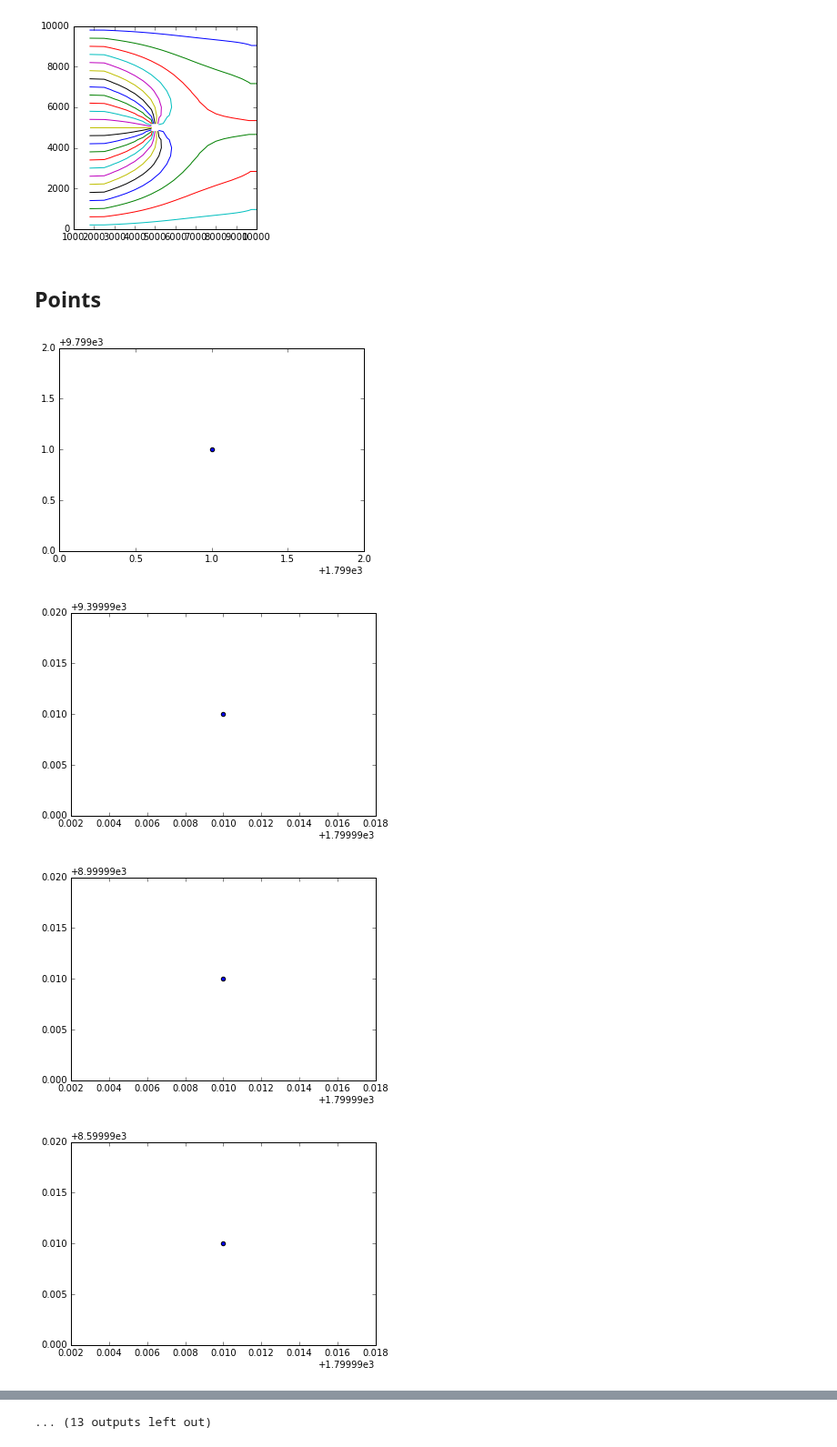
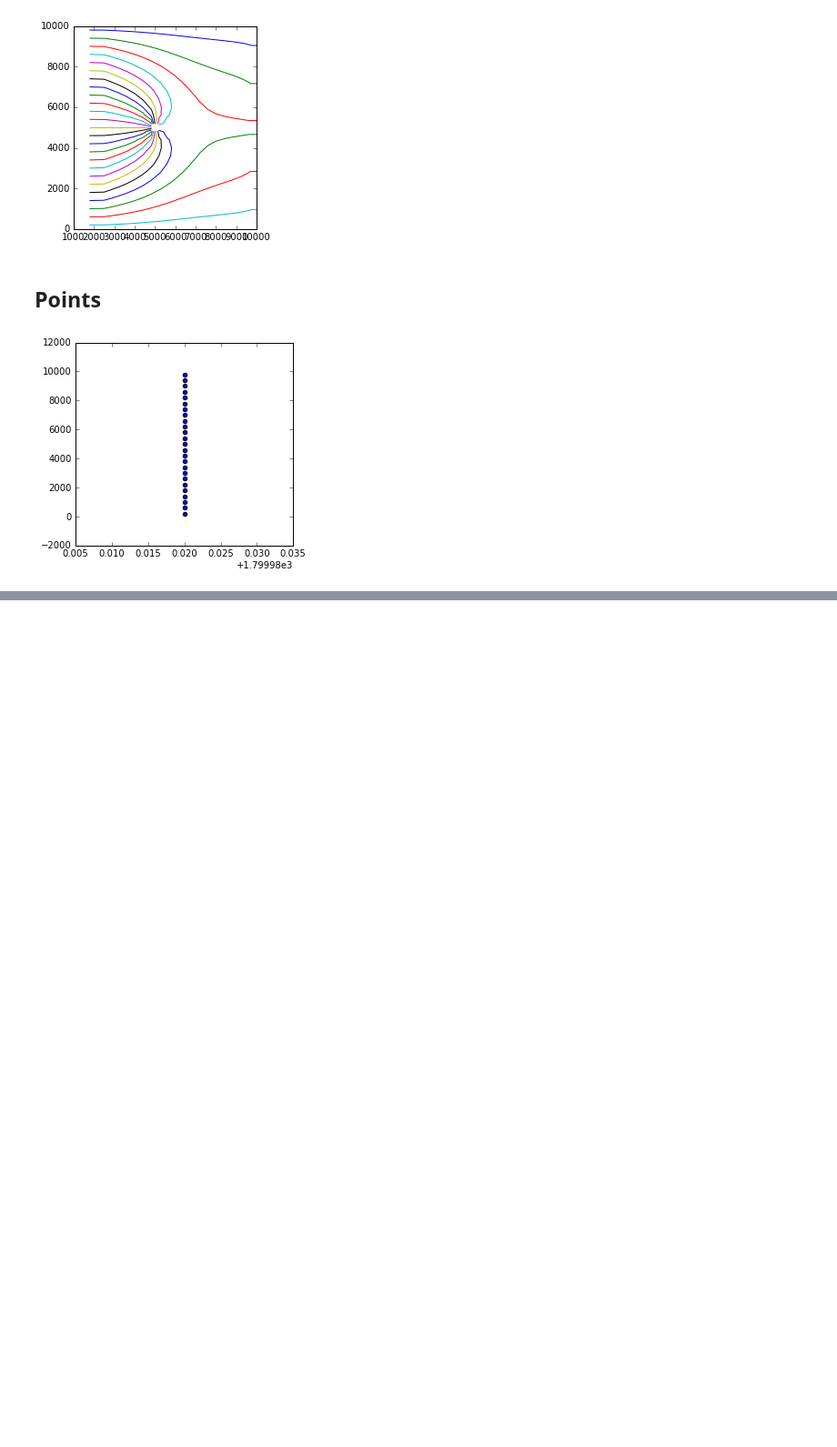
Before and after one commit to modflowpy/flopy, a Jupyter notebook: examples/Notebooks/flopy3_shapefile_features.ipynb, the cells around one changed output, grey strips where cells are left out. Shown at 91% size. Saved outputs shown, nothing was run; the diff lists cells and outputs as text; code cells hidden in the pictures; blank space fills up the shorter version.

```diff
--- a/examples/Notebooks/flopy3_shapefile_features.ipynb
+++ b/examples/Notebooks/flopy3_shapefile_features.ipynb
@@ -222,11 +247,8 @@ geoms = [Point(x[i], y[i], z[i]) for i in range(len(eptdata))]
 # %%
 fig, ax = plt.subplots()
 for g in geoms:
     g.plot(ax=ax)
 ax.autoscale()
-ax.set_aspect(1)
+ax.set_aspect(2e-6)
 # %% [output]
-[figure, old version]
+[figure, new version]
-[figure, removed]
-[figure, removed]
-[figure, removed]
@@ -241 +254,0 @@ ax.set_aspect(1)
-... (13 outputs left out)
```
Also changed, not shown: parts of 11 cells of this notebook, 4 other files.
